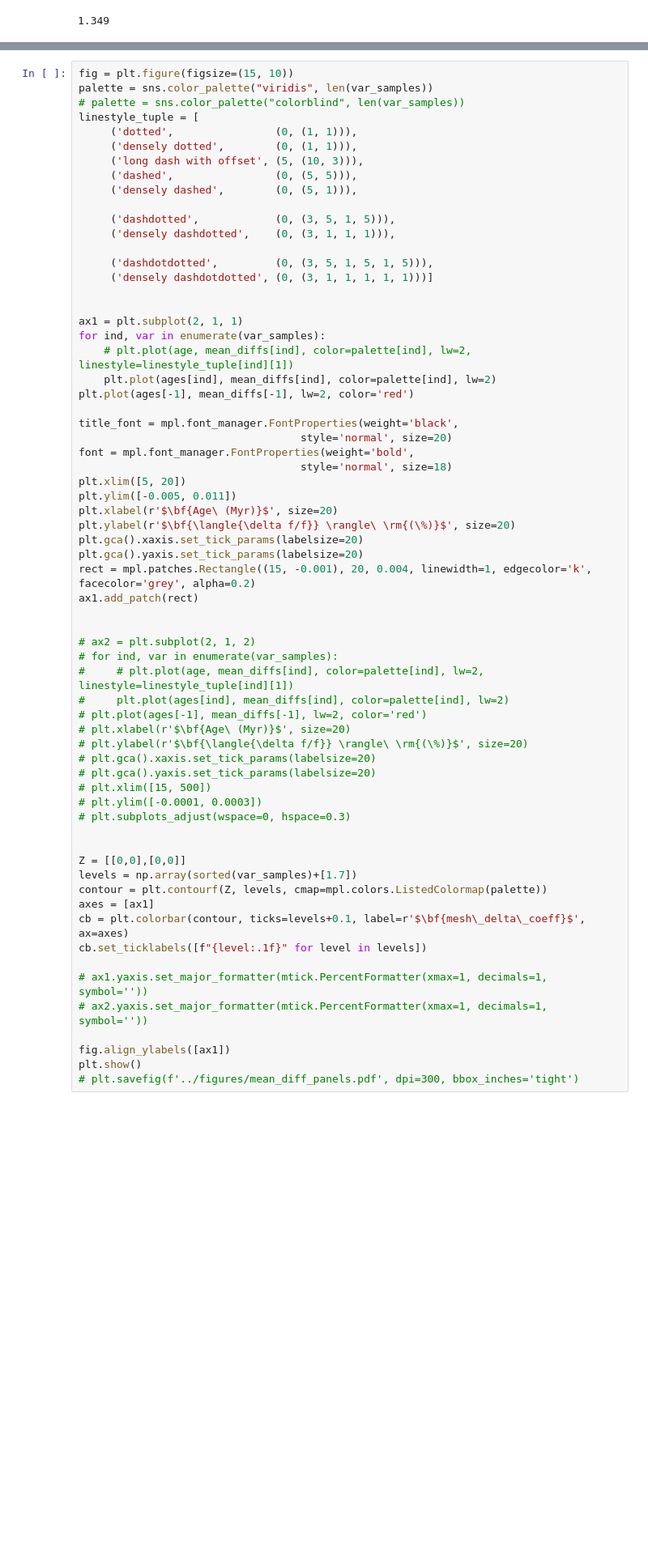
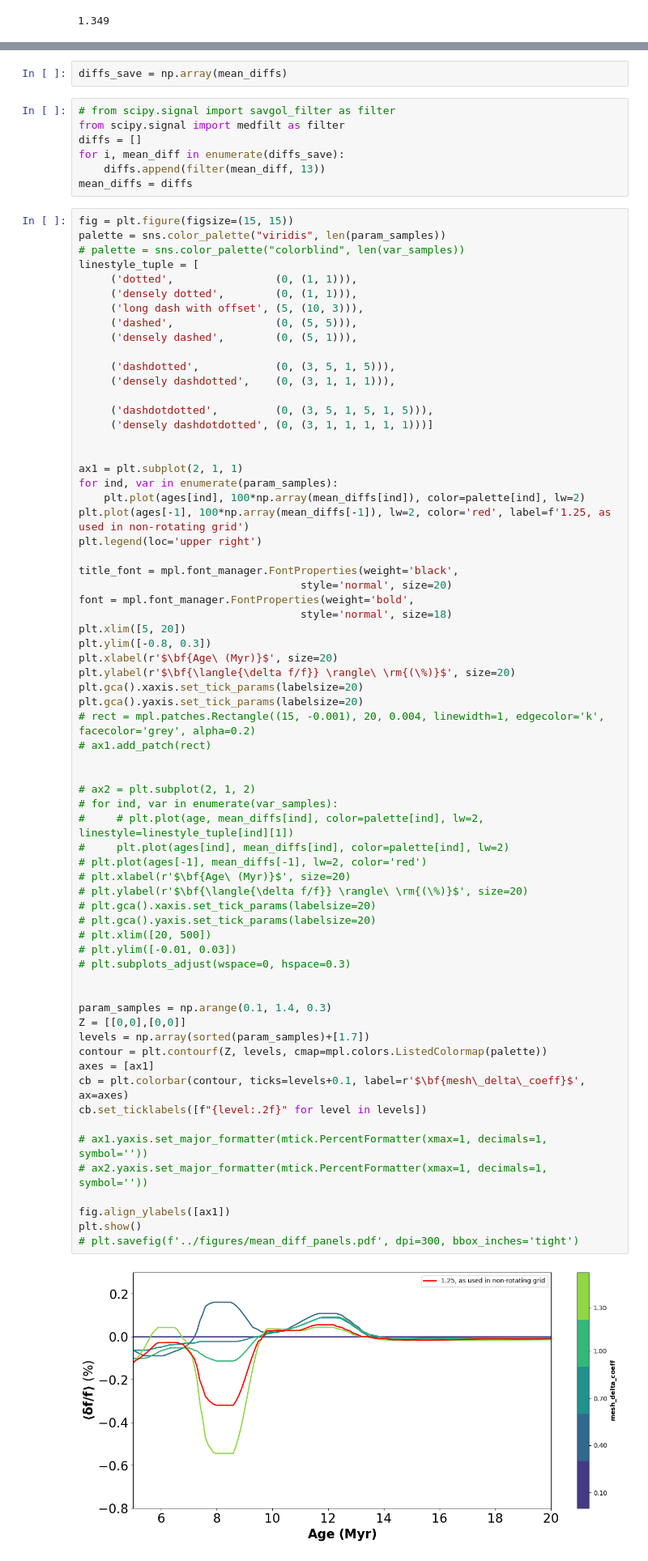
Before and after one commit to gautam-404/MESA-tests, a Jupyter notebook: test.ipynb, the cells around one changed output, grey strips where cells are left out. Shown at 81% size. Drawn from its saved outputs; the diff is of its cells as text; blank space fills up the shorter version.

```diff
--- a/test.ipynb
+++ b/test.ipynb
@@ -173,6 +210,15 @@ for this_df in dfs:
+# %%
+diffs_save = np.array(mean_diffs)
+# %%
+# from scipy.signal import savgol_filter as filter
+from scipy.signal import medfilt as filter
+diffs = []
+for i, mean_diff in enumerate(diffs_save):
+    diffs.append(filter(mean_diff, 13))
+mean_diffs = diffs
 # %%
-fig = plt.figure(figsize=(15, 10))
-palette = sns.color_palette("viridis", len(var_samples))
+fig = plt.figure(figsize=(15, 15))
+palette = sns.color_palette("viridis", len(param_samples))
 # palette = sns.color_palette("colorblind", len(var_samples))
 linestyle_tuple = [
      ('dotted',                (0, (1, 1))),
@@ -189,49 +235,52 @@ linestyle_tuple = [
 
 
 ax1 = plt.subplot(2, 1, 1)
-for ind, var in enumerate(var_samples):
-    # plt.plot(age, mean_diffs[ind], color=palette[ind], lw=2, linestyle=linestyle_tuple[ind][1])
-    plt.plot(ages[ind], mean_diffs[ind], color=palette[ind], lw=2)
-plt.plot(ages[-1], mean_diffs[-1], lw=2, color='red')
+for ind, var in enumerate(param_samples):
+    plt.plot(ages[ind], 100*np.array(mean_diffs[ind]), color=palette[ind], lw=2)
+plt.plot(ages[-1], 100*np.array(mean_diffs[-1]), lw=2, color='red', label=f'1.25, as used in non-rotating grid')
+plt.legend(loc='upper right')
 
 title_font = mpl.font_manager.FontProperties(weight='black',
                                    style='normal', size=20)
 font = mpl.font_manager.FontProperties(weight='bold',
                                    style='normal', size=18)
 plt.xlim([5, 20])
-plt.ylim([-0.005, 0.011])
+plt.ylim([-0.8, 0.3])
 plt.xlabel(r'$\bf{Age\ (Myr)}$', size=20)
 plt.ylabel(r'$\bf{\langle{\delta f/f}} \rangle\ \rm{(\%)}$', size=20)
 plt.gca().xaxis.set_tick_params(labelsize=20)
 plt.gca().yaxis.set_tick_params(labelsize=20)
-rect = mpl.patches.Rectangle((15, -0.001), 20, 0.004, linewidth=1, edgecolor='k', facecolor='grey', alpha=0.2)
-ax1.add_patch(rect)
+# rect = mpl.patches.Rectangle((15, -0.001), 20, 0.004, linewidth=1, edgecolor='k', facecolor='grey', alpha=0.2)
+# ax1.add_patch(rect)
 
 
 # ax2 = plt.subplot(2, 1, 2)
 # for ind, var in enumerate(var_samples):
 #     # plt.plot(age, mean_diffs[ind], color=palette[ind], lw=2, linestyle=linestyle_tuple[ind][1])
 #     plt.plot(ages[ind], mean_diffs[ind], color=palette[ind], lw=2)
 # plt.plot(ages[-1], mean_diffs[-1], lw=2, color='red')
 # plt.xlabel(r'$\bf{Age\ (Myr)}$', size=20)
 # plt.ylabel(r'$\bf{\langle{\delta f/f}} \rangle\ \rm{(\%)}$', size=20)
 # plt.gca().xaxis.set_tick_params(labelsize=20)
 # plt.gca().yaxis.set_tick_params(labelsize=20)
-# plt.xlim([15, 500])
-# plt.ylim([-0.0001, 0.0003])
+# plt.xlim([20, 500])
+# plt.ylim([-0.01, 0.03])
 # plt.subplots_adjust(wspace=0, hspace=0.3)
 
 
+param_samples = np.arange(0.1, 1.4, 0.3)
 Z = [[0,0],[0,0]]
-levels = np.array(sorted(var_samples)+[1.7])
+levels = np.array(sorted(param_samples)+[1.7])
 contour = plt.contourf(Z, levels, cmap=mpl.colors.ListedColormap(palette))
 axes = [ax1]
 cb = plt.colorbar(contour, ticks=levels+0.1, label=r'$\bf{mesh\_delta\_coeff}$', ax=axes)
-cb.set_ticklabels([f"{level:.1f}" for level in levels])
+cb.set_ticklabels([f"{level:.2f}" for level in levels])
 
 # ax1.yaxis.set_major_formatter(mtick.PercentFormatter(xmax=1, decimals=1, symbol=''))
 # ax2.yaxis.set_major_formatter(mtick.PercentFormatter(xmax=1, decimals=1, symbol=''))
 
 fig.align_ylabels([ax1])
 plt.show()
 # plt.savefig(f'../figures/mean_diff_panels.pdf', dpi=300, bbox_inches='tight')
+# %% [output]
+[figure, added]
```
Also changed, not shown: parts of 10 cells of this notebook, 4 other files.
